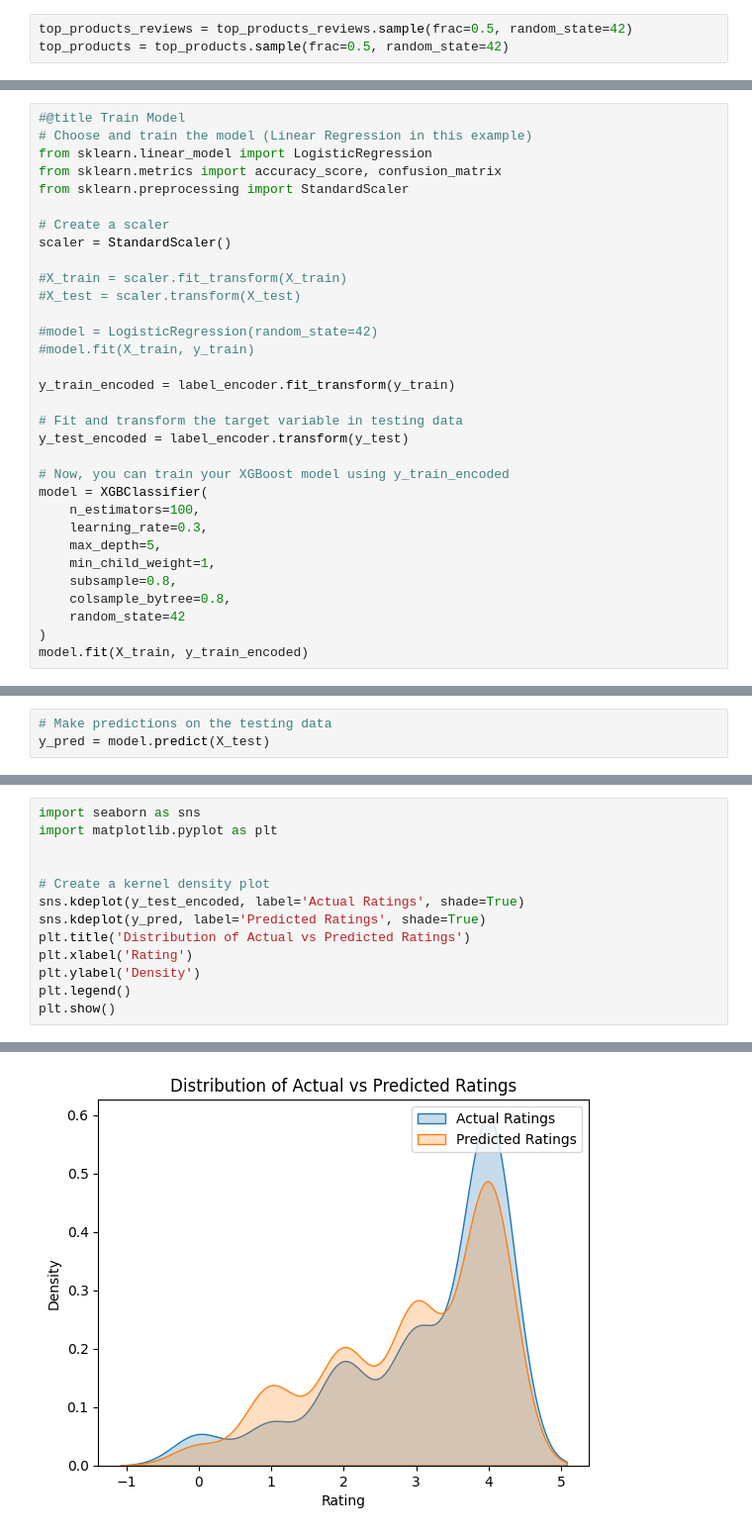
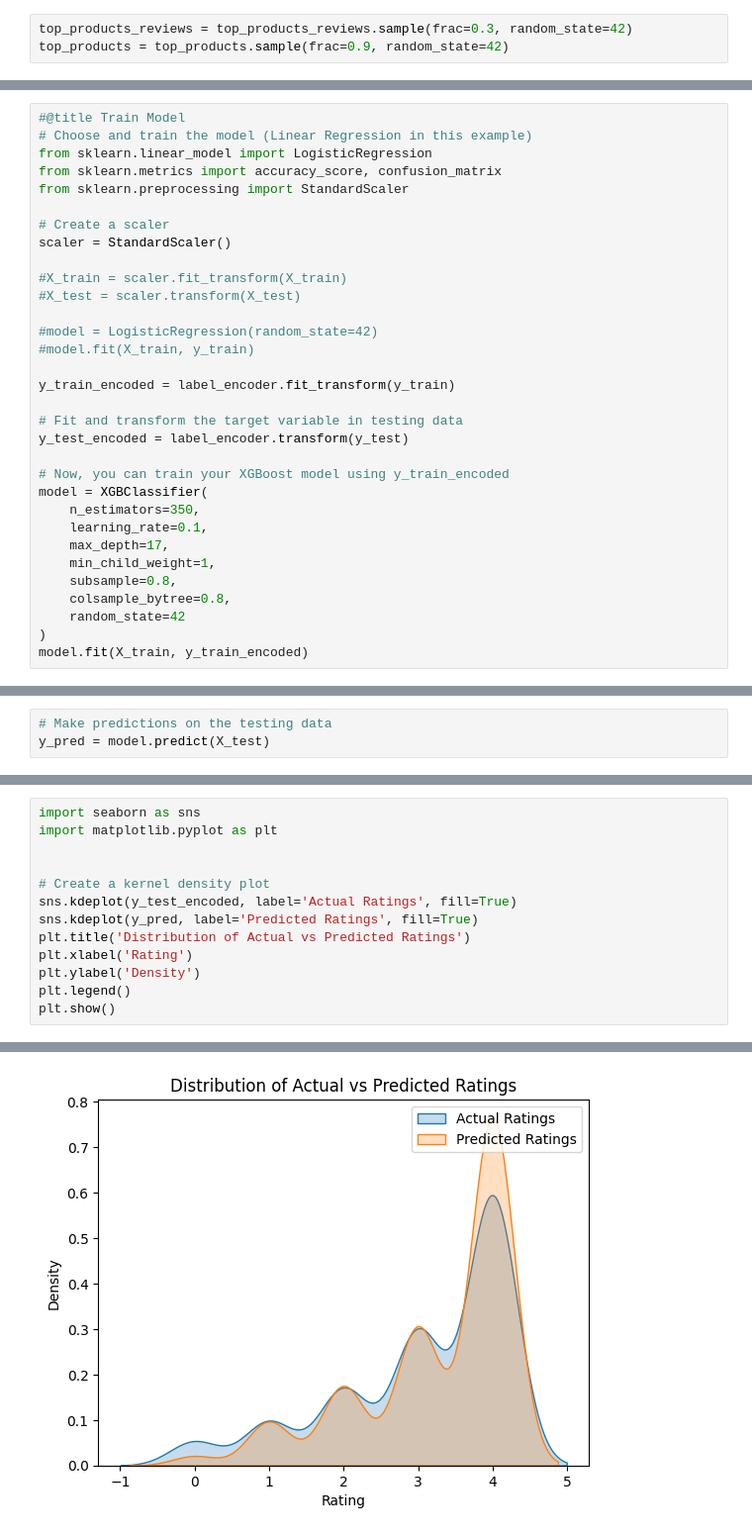
Before and after one commit to jblackM1/AAI_590-Capstone-Project, a Jupyter notebook: AAI_590_Capstone_Product_Review_Data.ipynb, the cells around one changed output, grey strips where cells are left out. Shown at 99% size. Saved outputs shown, nothing was run; the diff lists cells and outputs as text.

```diff
--- a/AAI_590_Capstone_Product_Review_Data.ipynb
+++ b/AAI_590_Capstone_Product_Review_Data.ipynb
@@ -123,8 +126,8 @@ top_products.head(10)
 # %% [markdown]
 # Merge Data
 # %%
-top_products_reviews = top_products_reviews.sample(frac=0.5, random_state=42)
-top_products = top_products.sample(frac=0.5, random_state=42)
+top_products_reviews = top_products_reviews.sample(frac=0.3, random_state=42)
+top_products = top_products.sample(frac=0.9, random_state=42)
 # %%
 import spacy
 import numpy as np
@@ -341,9 +349,9 @@ y_test_encoded = label_encoder.transform(y_test)
 
 # Now, you can train your XGBoost model using y_train_encoded
 model = XGBClassifier(
-    n_estimators=100,
-    learning_rate=0.3,
-    max_depth=5,
+    n_estimators=350,
+    learning_rate=0.1,
+    max_depth=17,
     min_child_weight=1,
     subsample=0.8,
     colsample_bytree=0.8,
@@ -395,8 +422,8 @@ import matplotlib.pyplot as plt
 
 
 # Create a kernel density plot
-sns.kdeplot(y_test_encoded, label='Actual Ratings', shade=True)
-sns.kdeplot(y_pred, label='Predicted Ratings', shade=True)
+sns.kdeplot(y_test_encoded, label='Actual Ratings', fill=True)
+sns.kdeplot(y_pred, label='Predicted Ratings', fill=True)
 plt.title('Distribution of Actual vs Predicted Ratings')
 plt.xlabel('Rating')
 plt.ylabel('Density')
@@ -415,4 +433,4 @@ This will become an error in seaborn v0.14.0; please update your code.
-[figure, old version]
+[figure, new version]
 # %%
 from sklearn.metrics import confusion_matrix
 
```
Also changed, not shown: parts of 16 cells of this notebook.
